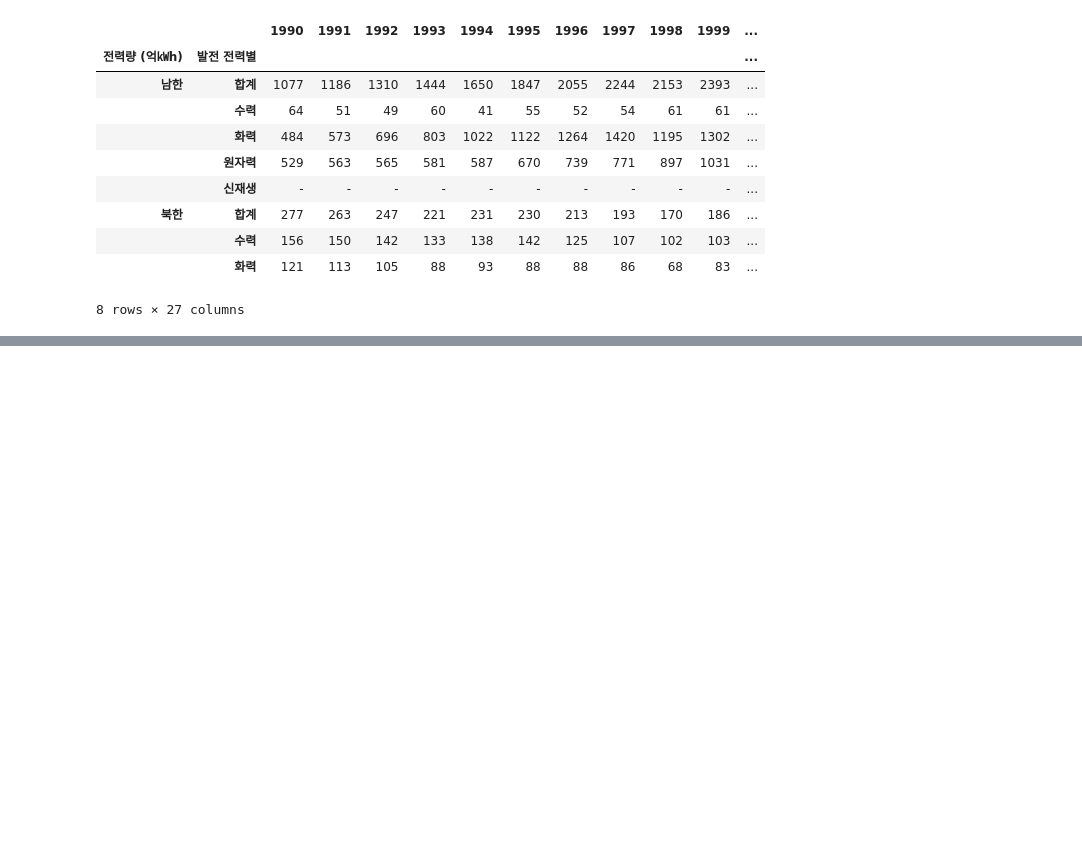
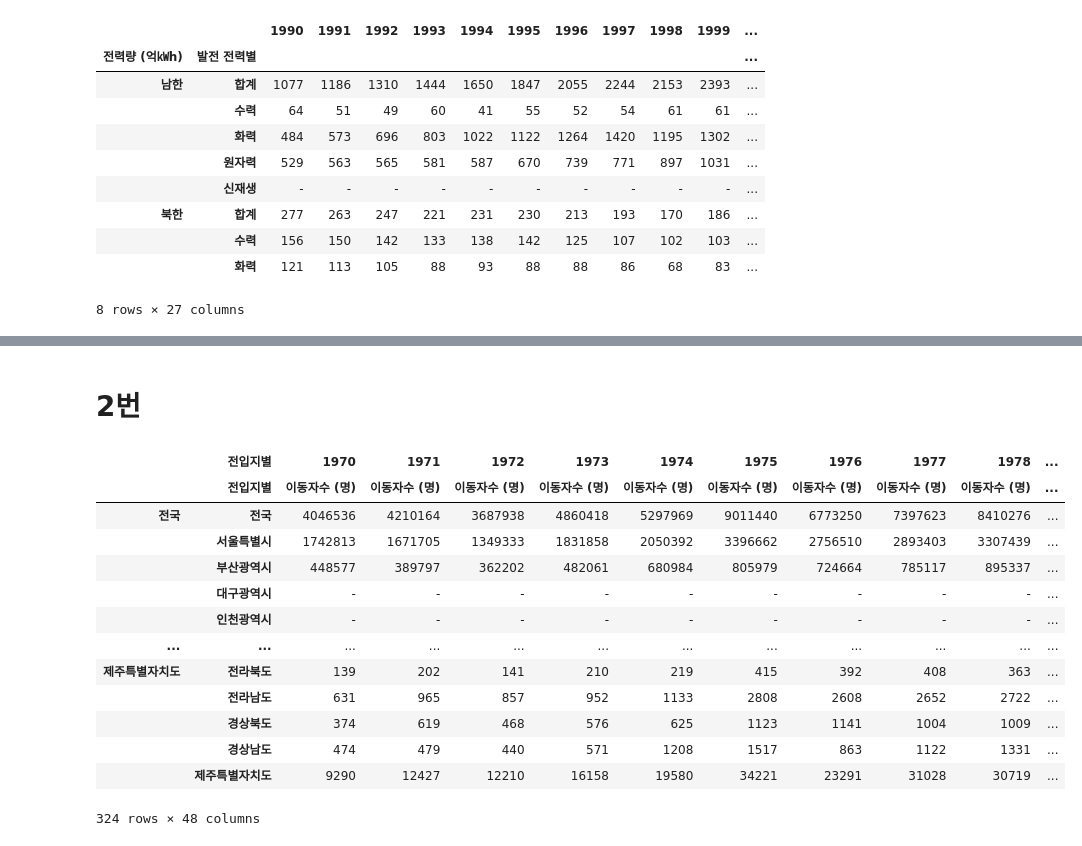
Before and after one commit to voo0o08/Pandas_Programming, a Jupyter notebook: DAY_05/Test.ipynb, the cells around one changed output, grey strips where cells are left out. Drawn from its saved outputs; the diff is of its cells as text; code cells hidden in the pictures; blank space fills up the shorter version.

```diff
--- a/DAY_05/Test.ipynb
+++ b/DAY_05/Test.ipynb
@@ -78,0 +115,22 @@ eDF.drop(index=("북한", "원자력"))
+# %% [markdown]
+# 2번
+# %%
+file = "../DATA/시도별 전출입 인구수.xlsx"
+# 데이터 불러오기
+popDF = pd.read_excel(file, index_col=[0, 1], header=[0, 1])
+popDF
+# %% [output]
+|  | 전입지별 | 1970 | 1971 | 1972 | 1973 | 1974 | 1975 | 1976 | 1977 | 1978 | ... |
+|  | 전입지별 | 이동자수 (명) | 이동자수 (명) | 이동자수 (명) | 이동자수 (명) | 이동자수 (명) | 이동자수 (명) | 이동자수 (명) | 이동자수 (명) | 이동자수 (명) | ... |
+| 전국 | 전국 | 4046536 | 4210164 | 3687938 | 4860418 | 5297969 | 9011440 | 6773250 | 7397623 | 8410276 | ... |
+|  | 서울특별시 | 1742813 | 1671705 | 1349333 | 1831858 | 2050392 | 3396662 | 2756510 | 2893403 | 3307439 | ... |
+|  | 부산광역시 | 448577 | 389797 | 362202 | 482061 | 680984 | 805979 | 724664 | 785117 | 895337 | ... |
+|  | 대구광역시 | - | - | - | - | - | - | - | - | - | ... |
+|  | 인천광역시 | - | - | - | - | - | - | - | - | - | ... |
+| ... | ... | ... | ... | ... | ... | ... | ... | ... | ... | ... | ... |
+| 제주특별자치도 | 전라북도 | 139 | 202 | 141 | 210 | 219 | 415 | 392 | 408 | 363 | ... |
+|  | 전라남도 | 631 | 965 | 857 | 952 | 1133 | 2808 | 2608 | 2652 | 2722 | ... |
+|  | 경상북도 | 374 | 619 | 468 | 576 | 625 | 1123 | 1141 | 1004 | 1009 | ... |
+|  | 경상남도 | 474 | 479 | 440 | 571 | 1208 | 1517 | 863 | 1122 | 1331 | ... |
+|  | 제주특별자치도 | 9290 | 12427 | 12210 | 16158 | 19580 | 34221 | 23291 | 31028 | 30719 | ... |
+324 rows × 48 columns
```
Also changed, not shown: parts of 6 cells of this notebook, 22 other files.
